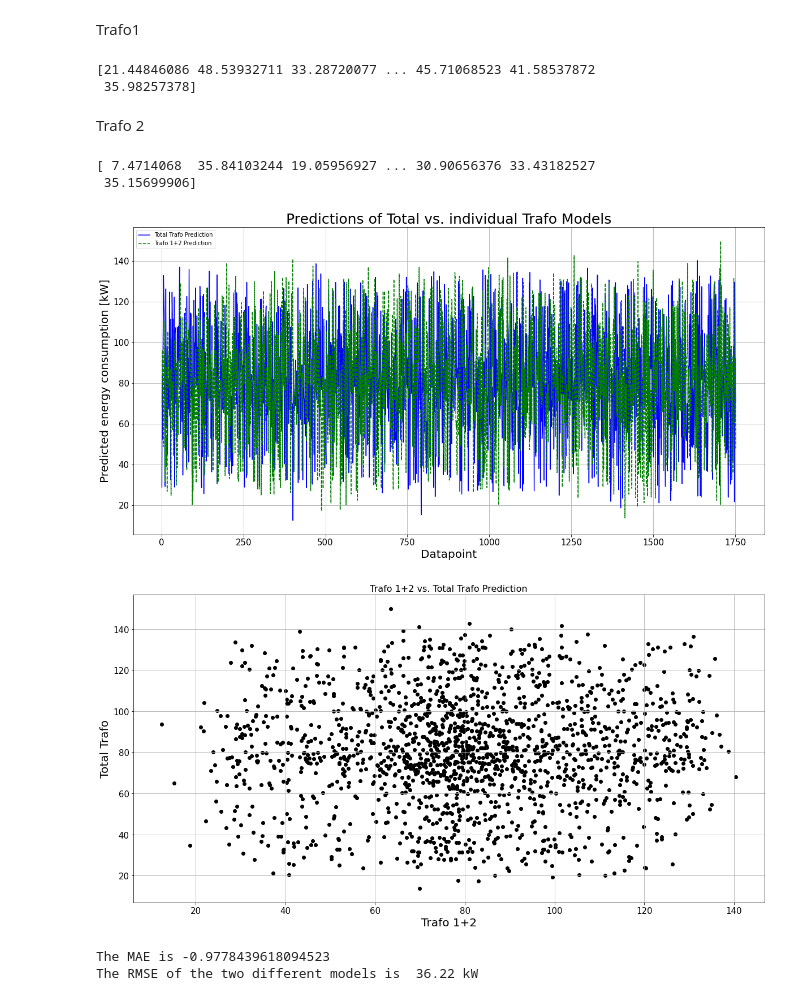
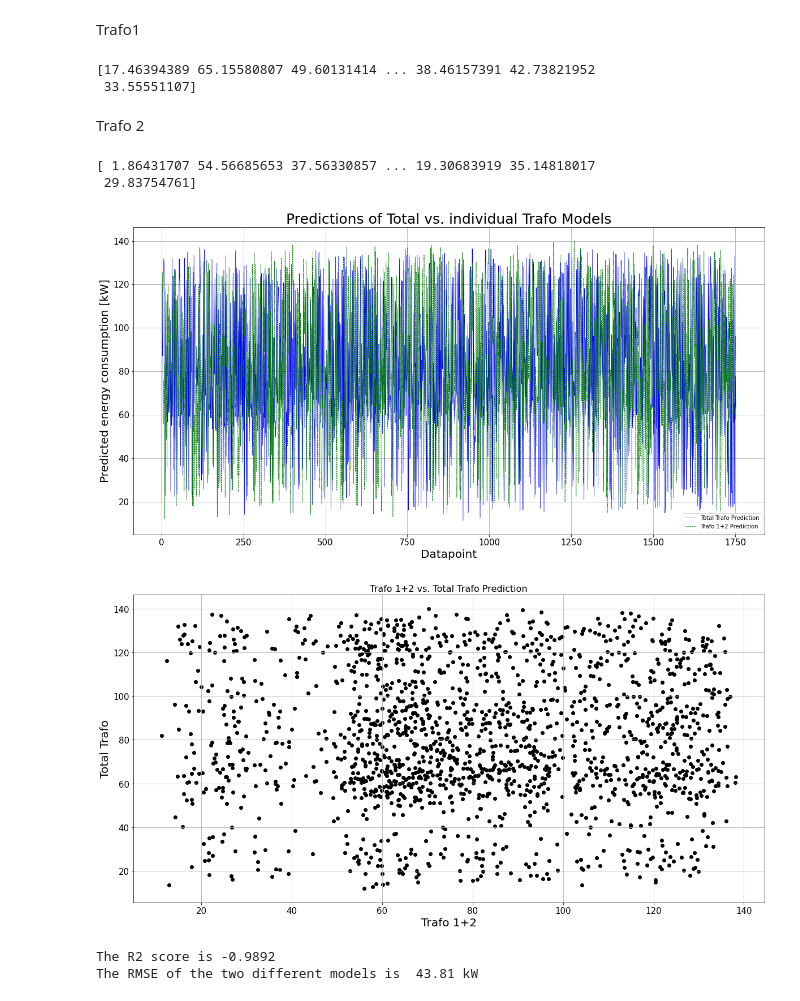
Before and after one commit to BurakCemOztarak/FH_Final_Project, a Jupyter notebook: ML_TotalTrafo.ipynb, the cells around one changed output. Saved outputs shown, nothing was run; the diff lists cells and outputs as text; code cells hidden in the pictures.

```diff
--- a/ML_TotalTrafo.ipynb
+++ b/ML_TotalTrafo.ipynb
@@ -19,7 +19,12 @@ pandas.core.series.Series
 # %%
 # Seperate the data in the target values (Energy usage of Trafo1 and Trafo2) and the features, check if everything is correct
 Y = data['Trafo_Total']
-X = data.drop(['Trafo1', 'Trafo2', 'datetime', 'Trafo_Total', 'Month', 'Day'],axis=1)
+
+#cyclic decoding of the hours (0-23) to sin and cosine values
+data['hour_sin'] = np.sin(2 * np.pi * data['Hour']/23.0)
+data['hour_cos'] = np.cos(2 * np.pi * data['Hour']/23.0)
+
+X = data.drop(['Trafo1', 'Trafo2', 'datetime', 'Trafo_Total', 'Month', 'Day', 'Hour'],axis=1)
 
 #check the format and the shape of the data again
 print(X)
@@ -124,8 +130,12 @@ type(data1.Trafo1)
 
 # Seperate the data in the target values (Energy usage of Trafo1 and Trafo2) and the features, check if everything is correct
 B = data1['Trafo1']
-A = data1.drop(['Trafo1', 'Trafo2', 'datetime', 'Trafo_Total', 'Month', 'Day'],axis=1)
 
+#cyclic decoding of the hours (0-23) to sin and cosine values
+data['hour_sin'] = np.sin(2 * np.pi * data['Hour']/23.0)
+data['hour_cos'] = np.cos(2 * np.pi * data['Hour']/23.0)
+
+A = data.drop(['Trafo1', 'Trafo2', 'datetime', 'Trafo_Total', 'Month', 'Day', 'Hour'],axis=1)
 
 data1.Trafo1.shape
 data1['Trafo1']
@@ -146,11 +156,12 @@ from sklearn.metrics import mean_squared_error
 MAE1 = r2_score(B_test, predictions1)
 RMSE1 = np.sqrt(mean_squared_error(B_test, predictions1))
 RMSE1 = round(RMSE1, 2)
+MAE1 = round(MAE1, 4)
 
 print(predictions1)
 # %% [output]
-[21.44846086 48.53932711 33.28720077 ... 45.71068523 41.58537872
- 35.98257378]
+[17.46394389 65.15580807 49.60131414 ... 38.46157391 42.73821952
+ 33.55551107]
 # %% [markdown]
 Trafo 2
 # %%
@@ -163,8 +174,12 @@ type(data2.Trafo2)
 
 # Seperate the data in the target values (Energy usage of Trafo1 and Trafo2) and the features, check if everything is correct
 D = data2['Trafo2']
-C = data2.drop(['Trafo1', 'Trafo2', 'datetime', 'Trafo_Total', 'Month', 'Day'],axis=1)
 
+#cyclic decoding of the hours (0-23) to sin and cosine values
+data['hour_sin'] = np.sin(2 * np.pi * data['Hour']/23.0)
+data['hour_cos'] = np.cos(2 * np.pi * data['Hour']/23.0)
+
+C = data.drop(['Trafo1', 'Trafo2', 'datetime', 'Trafo_Total', 'Month', 'Day', 'Hour'],axis=1)
 
 data2.Trafo2.shape
 data2['Trafo2']
@@ -185,11 +200,12 @@ from sklearn.metrics import mean_squared_error
 MAE2 = r2_score(D_test, predictions2)
 RMSE2 = np.sqrt(mean_squared_error(D_test, predictions2))
 RMSE2 = round(RMSE2, 2)
+MAE2 = round(MAE2, 4)
 
 print(predictions2)
 # %% [output]
-[ 7.4714068  35.84103244 19.05956927 ... 30.90656376 33.43182527
- 35.15699906]
+[ 1.86431707 54.56685653 37.56330857 ... 19.30683919 35.14818017
+ 29.83754761]
 # %%
 trafo12 = predictions1 + predictions2
 # %%
@@ -197,18 +213,18 @@ artx = list(range(1, 1753))
 # %%
 plt.rc('xtick', labelsize=15)
 plt.rc('ytick', labelsize=15)
 
 fig, ax = plt.subplots(figsize=(20, 10))
-ax.plot(artx, trafo12, '-b', label='Total Trafo Prediction')
-ax.plot(artx, predictions, '--g', label='Trafo 1+2 Prediction')
+ax.plot(artx, trafo12, '-b', linewidth=0.75, label='Total Trafo Prediction')
+ax.plot(artx, predictions, '--g', linewidth=0.75, label='Trafo 1+2 Prediction')
 leg = ax.legend()
 
 plt.title('Predictions of Total vs. individual Trafo Models', fontname='sans-serif', fontsize=25)
 plt.xlabel("Datapoint", fontsize=20)
 plt.ylabel("Predicted energy consumption [kW]", fontsize=20)
 plt.grid(True)
 # %% [output]
-[figure, old version]
+[figure, new version]
 # %%
 plt.figure(figsize=(20,10))
 plt.rc('xtick', labelsize=15)
@@ -219,17 +235,18 @@ plt.xlabel("Trafo 1+2", fontsize=20)
 plt.ylabel("Total Trafo", fontsize=20)
 plt.grid(True)
 # %% [output]
-[figure, old version]
+[figure, new version]
 # %%
 MAE3 = r2_score(trafo12, predictions)
 RMSE3 = np.sqrt(mean_squared_error(trafo12, predictions))
 RMSE3 = round(RMSE3, 2)
+MAE3 = round(MAE3, 4)
 
-txt3 = "The MAE is {MAE3}".format(MAE3 = MAE3)
+txt3 = "The R2 score is {MAE3}".format(MAE3 = MAE3)
 txt4 = "The RMSE of the two different models is \033[1m {RMSE3} kW".format(RMSE3 = RMSE3)
 
 print(txt3)
 print(txt4)
 # %% [output]
-The MAE is -0.9778439618094523
-The RMSE of the two different models is  36.22 kW
+The R2 score is -0.9892
+The RMSE of the two different models is  43.81 kW
```
Also changed, not shown: parts of 4 cells of this notebook, 2 other files.
